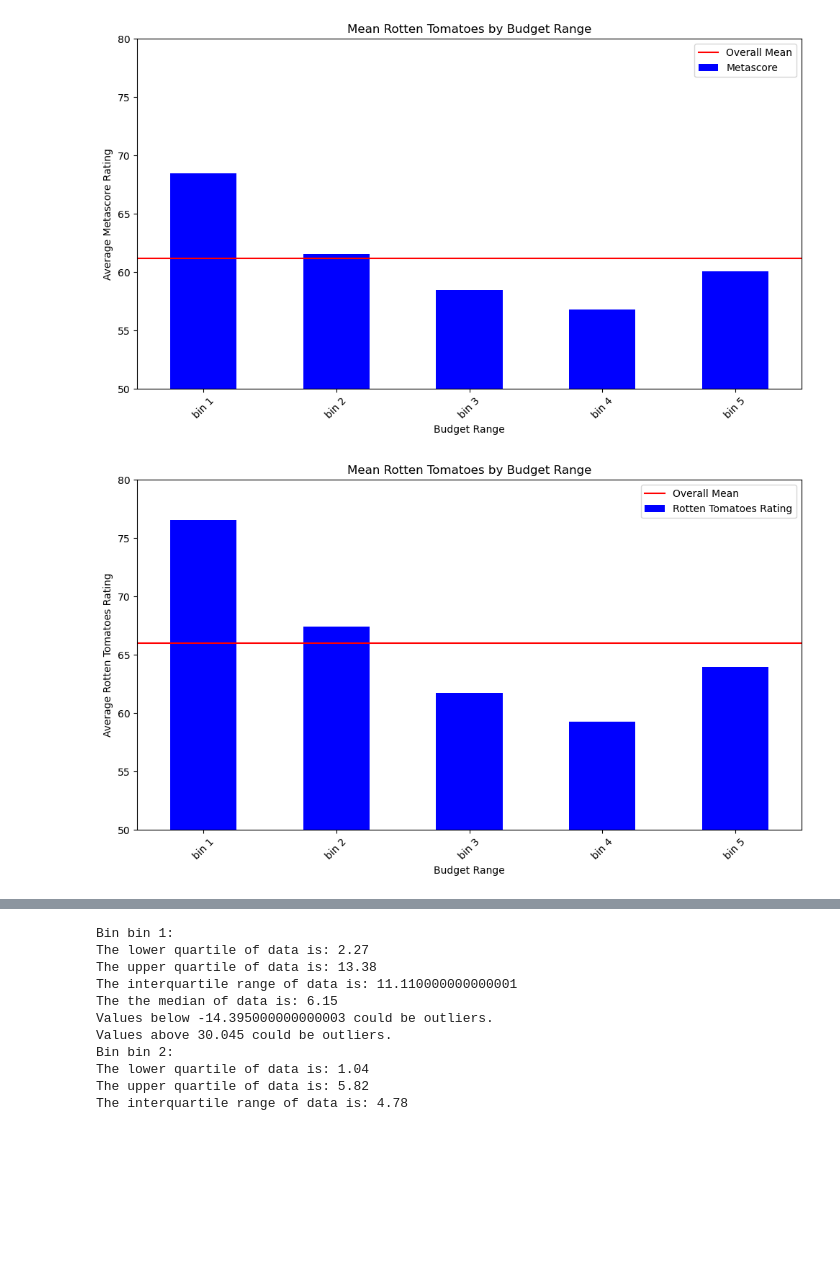
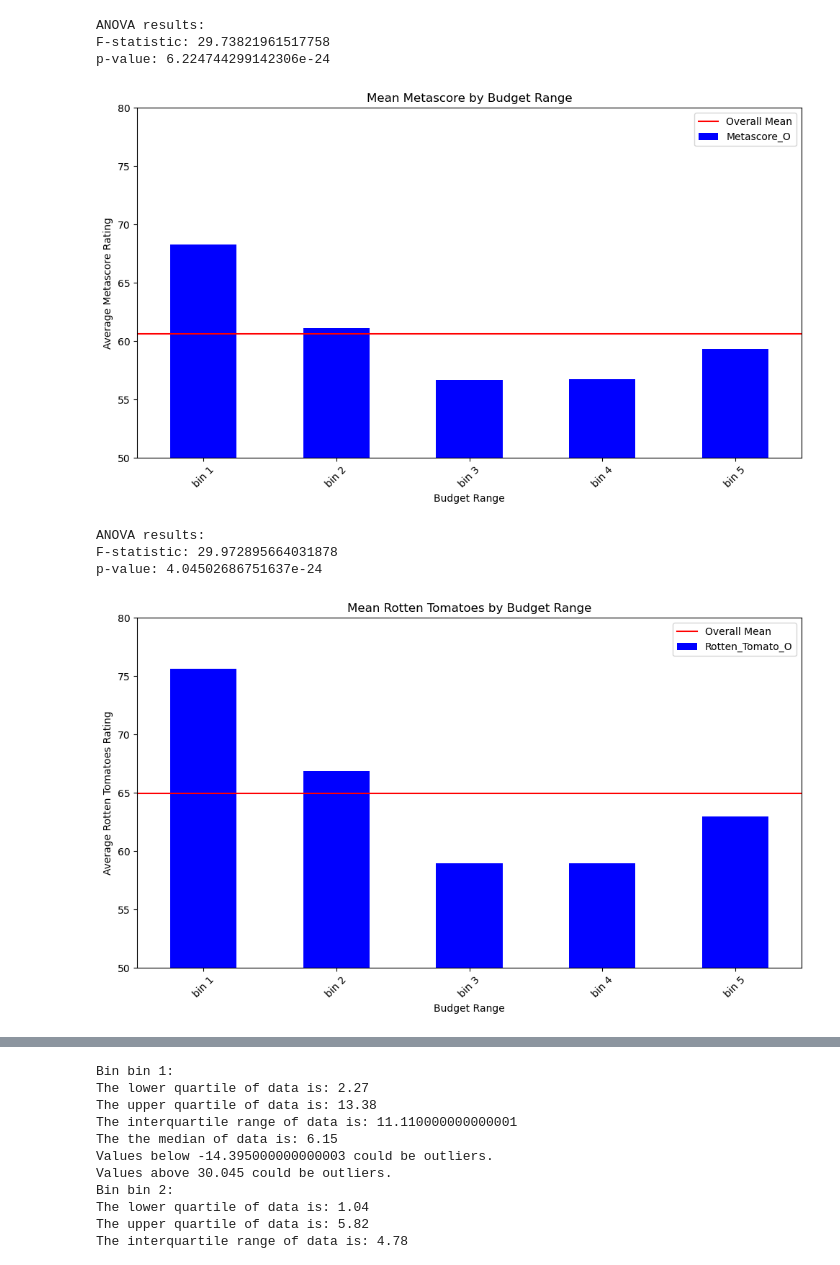
Before and after one commit to jvwastaken/Blockbuster-Breakdown, a Jupyter notebook: jeff_analysis/budget_analysis.ipynb, the cells around one changed output, grey strips where cells are left out. Saved outputs shown, nothing was run; the diff lists cells and outputs as text; code cells hidden in the pictures; blank space fills up the shorter version.

```diff
--- a/jeff_analysis/budget_analysis.ipynb
+++ b/jeff_analysis/budget_analysis.ipynb
@@ -93,8 +90,0 @@ budget_analysis_df.head()
-# %%
-rating = budget_analysis_df["Rotten Tomatoes Rating"] < 1.01
-# Assuming df is your DataFrame and you want to multiply values in the 'column_name' column by 100
-budget_analysis_df.loc[rating, 'Rotten Tomatoes Rating'] = (budget_analysis_df.loc[rating, 'Rotten Tomatoes Rating'] * 100).astype(int)
-budget_analysis_df['Rotten Tomatoes Rating'] = budget_analysis_df['Rotten Tomatoes Rating'].astype(int)
-
-# Now all values in the specified column are multiplied by 100 and converted back to integers
-budget_analysis_df.head()
@@ -107,0 +131,5 @@ budget_analysis_df.head()
+# %%
+rating = budget_analysis_df["Rotten_Tomato_O"] < 1.01
+budget_analysis_df.loc[rating, 'Rotten_Tomato_O'] = (budget_analysis_df.loc[rating, 'Rotten_Tomato_O'] * 100).astype(int)
+budget_analysis_df['Rotten_Tomato_O'] = budget_analysis_df['Rotten_Tomato_O'].astype(int)
+budget_analysis_df.head()
@@ -108,14 +143,9 @@ budget_analysis_df.head()
 # %%
 import pandas as pd
 
-# Assuming df is your DataFrame with a 'budget' column
-# bins and groups as defined in your example
 bins = [0, 60, 70, 80, 90, 101]
 groups = ["F", "D", "C", "B", "A"]
 
-# Add a new column 'bin_labels' to the DataFrame
-budget_analysis_df['RT_bin'] = pd.cut(budget_analysis_df['Rotten Tomatoes Rating'], bins=bins, labels=groups, right=False)
-
-# Now you can groupby 'bin_labels' and analyze the data
+budget_analysis_df['RT_bin'] = pd.cut(budget_analysis_df['Rotten_Tomato_O'], bins=bins, labels=groups, right=False)
 budget_analysis_df.head()
 # %% [output]
@@ -128,14 +158,9 @@ budget_analysis_df.head()
 # %%
 import pandas as pd
 
-# Assuming df is your DataFrame with a 'budget' column
-# bins and groups as defined in your example
 bins = [0, 60, 70, 80, 90, 101]
 groups = ["F", "D", "C", "B", "A"]
 
-# Add a new column 'bin_labels' to the DataFrame
-budget_analysis_df['Meta_bin'] = pd.cut(budget_analysis_df['Metascore'], bins=bins, labels=groups, right=False)
-
-# Now you can groupby 'bin_labels' and analyze the data
+budget_analysis_df['Meta_bin'] = pd.cut(budget_analysis_df['Metascore_O'], bins=bins, labels=groups, right=False)
 budget_analysis_df.head()
 # %% [output]
@@ -256,9 +310,17 @@ print(com_mean_df)
 import matplotlib.pyplot as plt
 
 # Calculate the mean Metascore for each budget bin
-mean_by_meta = budget_analysis_df.groupby("budget_bins")["Metascore"].mean()
+mean_by_meta = budget_analysis_df.groupby("budget_bins")["Metascore_O"].mean()
 
-overall_meta_mean = round(budget_analysis_df["Metascore"].mean(), 2)
+overall_meta_mean = round(budget_analysis_df["Metascore_O"].mean(), 2)
+
+groups = [budget_analysis_df[budget_analysis_df["budget_bins"] == bin_value]["Metascore_O"] for bin_value in budget_analysis_df["budget_bins"].unique()]
+
+f_statistic, p_value = f_oneway(*groups)
+
+print("\nANOVA results:")
+print("F-statistic:", f_statistic)
+print("p-value:", p_value)
 
 plt.figure(figsize=(10, 6))
 mean_by_meta.plot(kind='bar', color='blue')
@@ -266,35 +328,49 @@ plt.axhline(y=overall_meta_mean, color='red', linestyle='-', label='Overall Mean
 plt.xlabel("Budget Range")
 plt.ylabel("Average Metascore Rating")
 plt.ylim(50, 80)
-plt.title("Mean Rotten Tomatoes by Budget Range")
+plt.title("Mean Metascore by Budget Range")
 plt.xticks(rotation=45)
 plt.legend()
 plt.tight_layout()
 plt.show()
 # %% [output]
+ANOVA results:
+F-statistic: 29.73821961517758
+p-value: 6.224744299142306e-24
-[figure, old version]
+[figure, new version]
 # %%
 import matplotlib.pyplot as plt
 
 # Calculate the mean Metascore for each budget bin
-mean_by_RT = budget_analysis_df.groupby("budget_bins")["Rotten Tomatoes Rating"].mean()
+mean_by_RT = budget_analysis_df.groupby("budget_bins")["Rotten_Tomato_O"].mean()
 
-overall_RT_mean = round(budget_analysis_df["Rotten Tomatoes Rating"].mean(), 2)
+overall_RT_mean = round(budget_analysis_df["Rotten_Tomato_O"].mean(), 2)
+
+groups = [budget_analysis_df[budget_analysis_df["budget_bins"] == bin_value]["Rotten_Tomato_O"] for bin_value in budget_analysis_df["budget_bins"].unique()]
+
+f_statistic, p_value = f_oneway(*groups)
+
+print("\nANOVA results:")
+print("F-statistic:", f_statistic)
+print("p-value:", p_value)
 
 # Plotting the bar chart
 plt.figure(figsize=(10, 6))
 mean_by_RT.plot(kind='bar', color='blue')
 plt.axhline(y=overall_RT_mean, color='red', linestyle='-', label='Overall Mean')
 plt.xlabel("Budget Range")
 plt.ylabel("Average Rotten Tomatoes Rating")
 plt.ylim(50, 80)
 plt.title("Mean Rotten Tomatoes by Budget Range")
 plt.xticks(rotation=45)
 plt.legend()
 plt.tight_layout()
 plt.show()
 # %% [output]
+ANOVA results:
+F-statistic: 29.972895664031878
+p-value: 4.04502686751637e-24
-[figure, old version]
+[figure, new version]
 # %%
 import matplotlib.pyplot as plt
 import numpy as np
```
Also changed, not shown: parts of 56 cells of this notebook, 13 other files.
